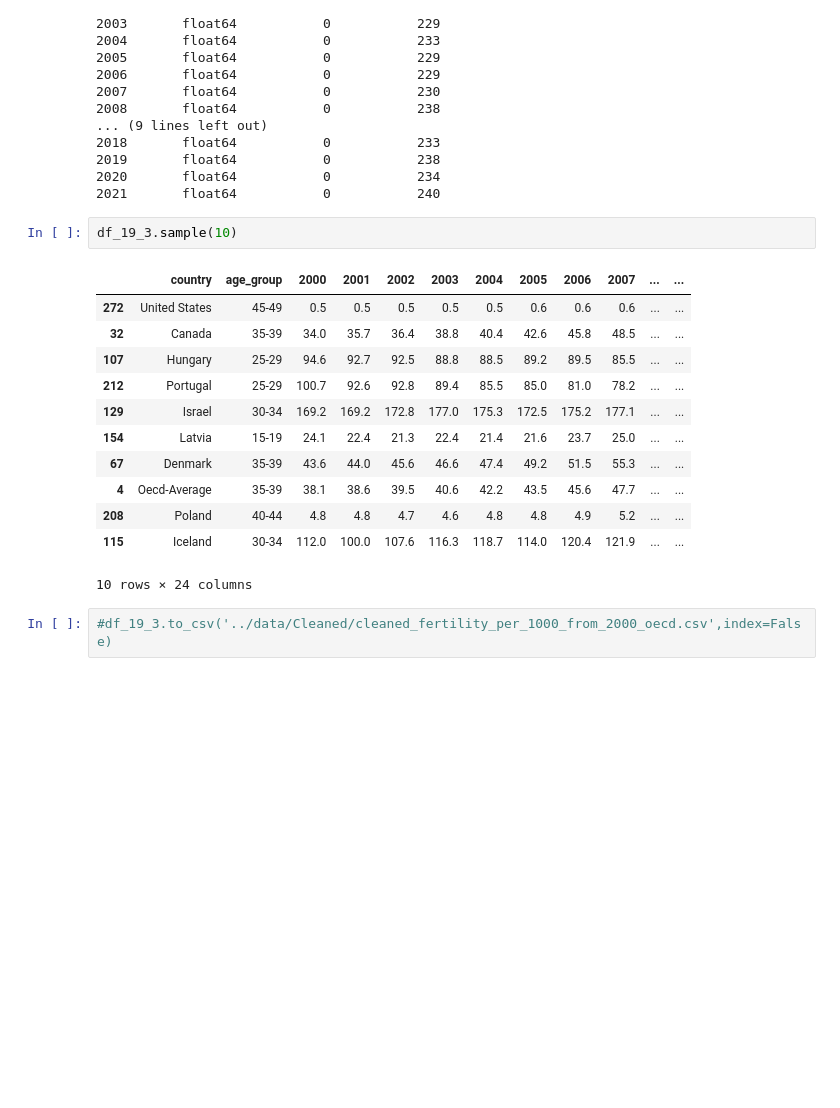
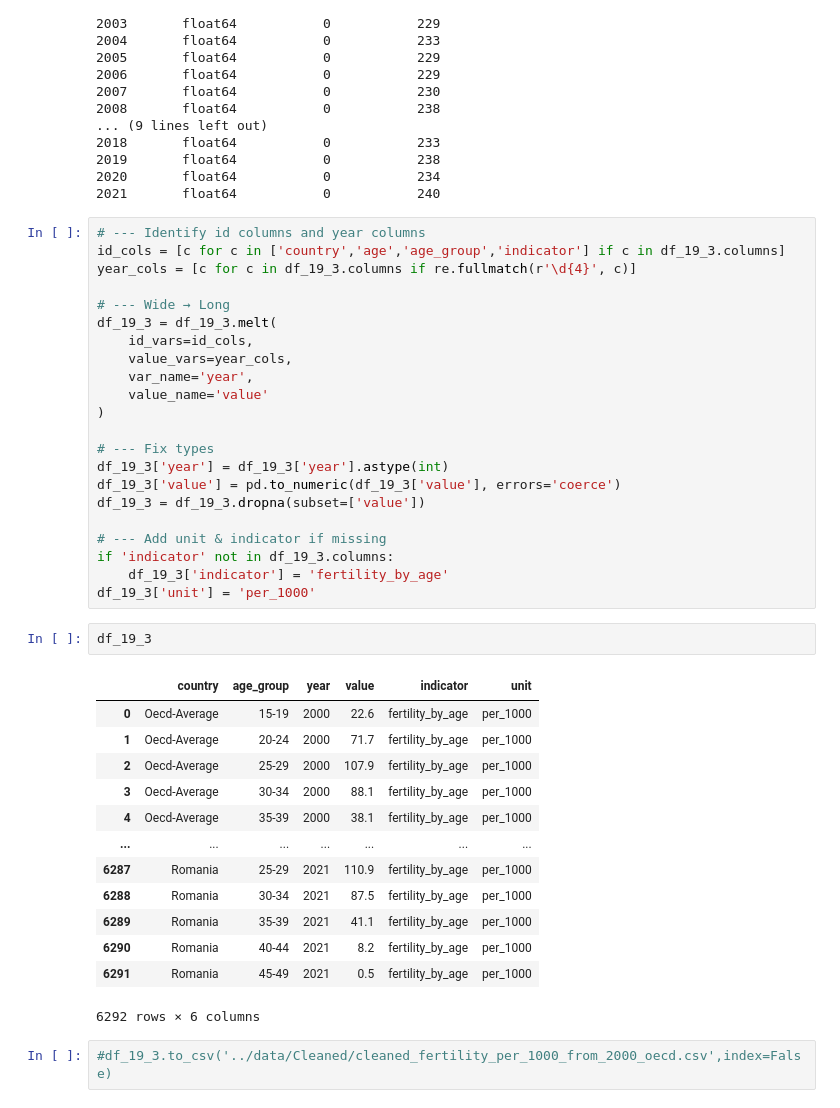
Before and after one commit to YkslB/marriage_statistics, a Jupyter notebook: scripts/Cleaning.ipynb, the cells around one changed output. Saved outputs shown, nothing was run; the diff lists cells and outputs as text; blank space fills up the shorter version.

Commit message:
fertility

```diff
--- a/scripts/Cleaning.ipynb
+++ b/scripts/Cleaning.ipynb
@@ -2147,21 +2191,44 @@ age_group   object           0             7
 2019       float64           0           238
 2020       float64           0           234
 2021       float64           0           240
+# %%
+# --- Identify id columns and year columns
+id_cols = [c for c in ['country','age','age_group','indicator'] if c in df_19_3.columns]
+year_cols = [c for c in df_19_3.columns if re.fullmatch(r'\d{4}', c)]
+
+# --- Wide → Long
+df_19_3 = df_19_3.melt(
+    id_vars=id_cols,
+    value_vars=year_cols,
+    var_name='year',
+    value_name='value'
+)
+
+# --- Fix types
+df_19_3['year'] = df_19_3['year'].astype(int)
+df_19_3['value'] = pd.to_numeric(df_19_3['value'], errors='coerce')
+df_19_3 = df_19_3.dropna(subset=['value'])
+
+# --- Add unit & indicator if missing
+if 'indicator' not in df_19_3.columns:
+    df_19_3['indicator'] = 'fertility_by_age'
+df_19_3['unit'] = 'per_1000'
 # %%
-df_19_3.sample(10)
+df_19_3
 # %% [output]
-|  | country | age_group | 2000 | 2001 | 2002 | 2003 | 2004 | 2005 | 2006 | 2007 | ... | ... |
-| 272 | United States | 45-49 | 0.5 | 0.5 | 0.5 | 0.5 | 0.5 | 0.6 | 0.6 | 0.6 | ... | ... |
-| 32 | Canada | 35-39 | 34.0 | 35.7 | 36.4 | 38.8 | 40.4 | 42.6 | 45.8 | 48.5 | ... | ... |
-| 107 | Hungary | 25-29 | 94.6 | 92.7 | 92.5 | 88.8 | 88.5 | 89.2 | 89.5 | 85.5 | ... | ... |
-| 212 | Portugal | 25-29 | 100.7 | 92.6 | 92.8 | 89.4 | 85.5 | 85.0 | 81.0 | 78.2 | ... | ... |
-| 129 | Israel | 30-34 | 169.2 | 169.2 | 172.8 | 177.0 | 175.3 | 172.5 | 175.2 | 177.1 | ... | ... |
-| 154 | Latvia | 15-19 | 24.1 | 22.4 | 21.3 | 22.4 | 21.4 | 21.6 | 23.7 | 25.0 | ... | ... |
-| 67 | Denmark | 35-39 | 43.6 | 44.0 | 45.6 | 46.6 | 47.4 | 49.2 | 51.5 | 55.3 | ... | ... |
-| 4 | Oecd-Average | 35-39 | 38.1 | 38.6 | 39.5 | 40.6 | 42.2 | 43.5 | 45.6 | 47.7 | ... | ... |
-| 208 | Poland | 40-44 | 4.8 | 4.8 | 4.7 | 4.6 | 4.8 | 4.8 | 4.9 | 5.2 | ... | ... |
-| 115 | Iceland | 30-34 | 112.0 | 100.0 | 107.6 | 116.3 | 118.7 | 114.0 | 120.4 | 121.9 | ... | ... |
+|  | country | age_group | year | value | indicator | unit |
+| 0 | Oecd-Average | 15-19 | 2000 | 22.6 | fertility_by_age | per_1000 |
+| 1 | Oecd-Average | 20-24 | 2000 | 71.7 | fertility_by_age | per_1000 |
+| 2 | Oecd-Average | 25-29 | 2000 | 107.9 | fertility_by_age | per_1000 |
+| 3 | Oecd-Average | 30-34 | 2000 | 88.1 | fertility_by_age | per_1000 |
+| 4 | Oecd-Average | 35-39 | 2000 | 38.1 | fertility_by_age | per_1000 |
+| ... | ... | ... | ... | ... | ... | ... |
+| 6287 | Romania | 25-29 | 2021 | 110.9 | fertility_by_age | per_1000 |
+| 6288 | Romania | 30-34 | 2021 | 87.5 | fertility_by_age | per_1000 |
+| 6289 | Romania | 35-39 | 2021 | 41.1 | fertility_by_age | per_1000 |
+| 6290 | Romania | 40-44 | 2021 | 8.2 | fertility_by_age | per_1000 |
+| 6291 | Romania | 45-49 | 2021 | 0.5 | fertility_by_age | per_1000 |
-10 rows × 24 columns
+6292 rows × 6 columns
 # %%
 #df_19_3.to_csv('../data/Cleaned/cleaned_fertility_per_1000_from_2000_oecd.csv',index=False)
 # %%
```
Also changed, not shown: parts of 40 cells of this notebook, 2 other files.
